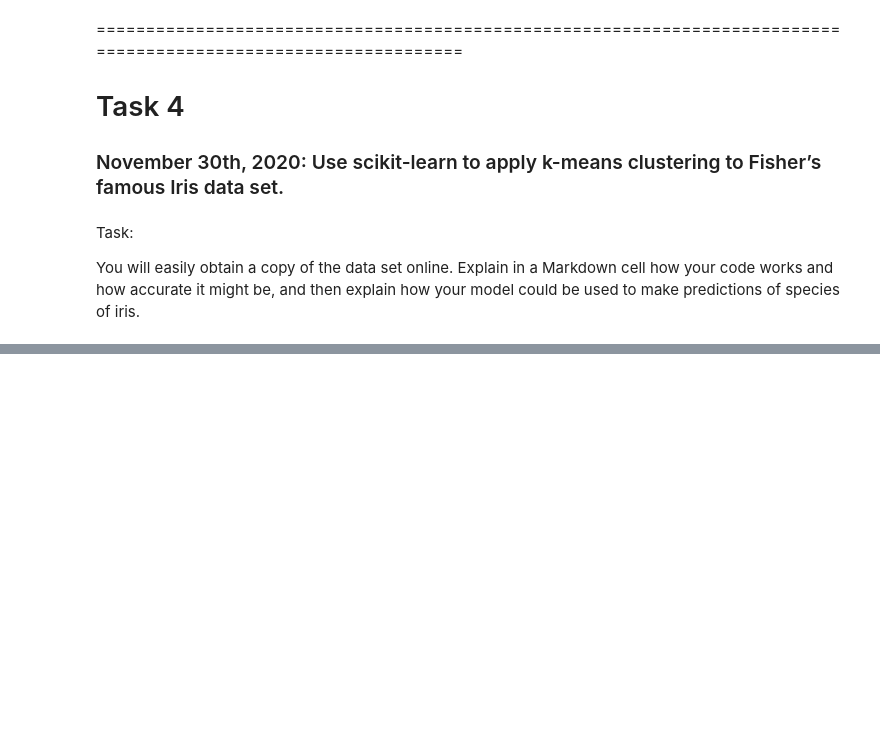
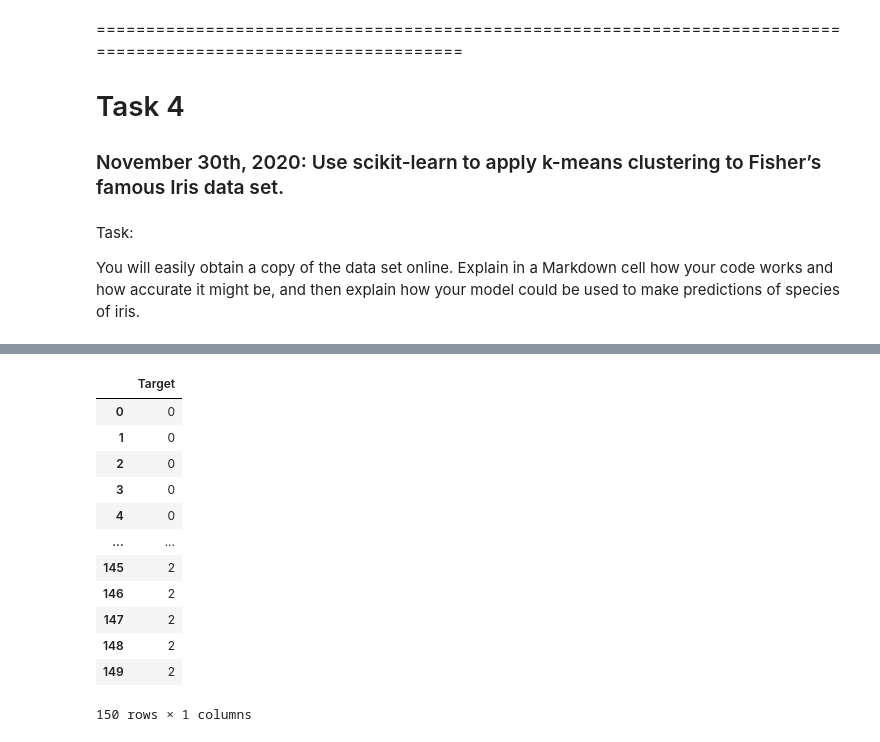
Before and after one commit to Vitalismirnov/Machine_Learning, a Jupyter notebook: Assignments.ipynb, the cells around one changed output, grey strips where cells are left out. Drawn from its saved outputs; the diff is of its cells as text; code cells hidden in the pictures; blank space fills up the shorter version.

```diff
--- a/Assignments.ipynb
+++ b/Assignments.ipynb
@@ -412,0 +612,19 @@ of iris.
+# %%
+#converting arrays to a pandas DataFrame for ease of use.Column names  set explicitly.
+x = pd.DataFrame(iris.data, columns=['Sepal Length', 'Sepal Width', 'Petal Length', 'Petal Width'])
+y = pd.DataFrame(iris.target, columns=['Target'])
+y
+# %% [output]
+|  | Target |
+| 0 | 0 |
+| 1 | 0 |
+| 2 | 0 |
+| 3 | 0 |
+| 4 | 0 |
+| ... | ... |
+| 145 | 2 |
+| 146 | 2 |
+| 147 | 2 |
+| 148 | 2 |
+| 149 | 2 |
+150 rows × 1 columns
```
Also changed, not shown: parts of 27 cells of this notebook.
